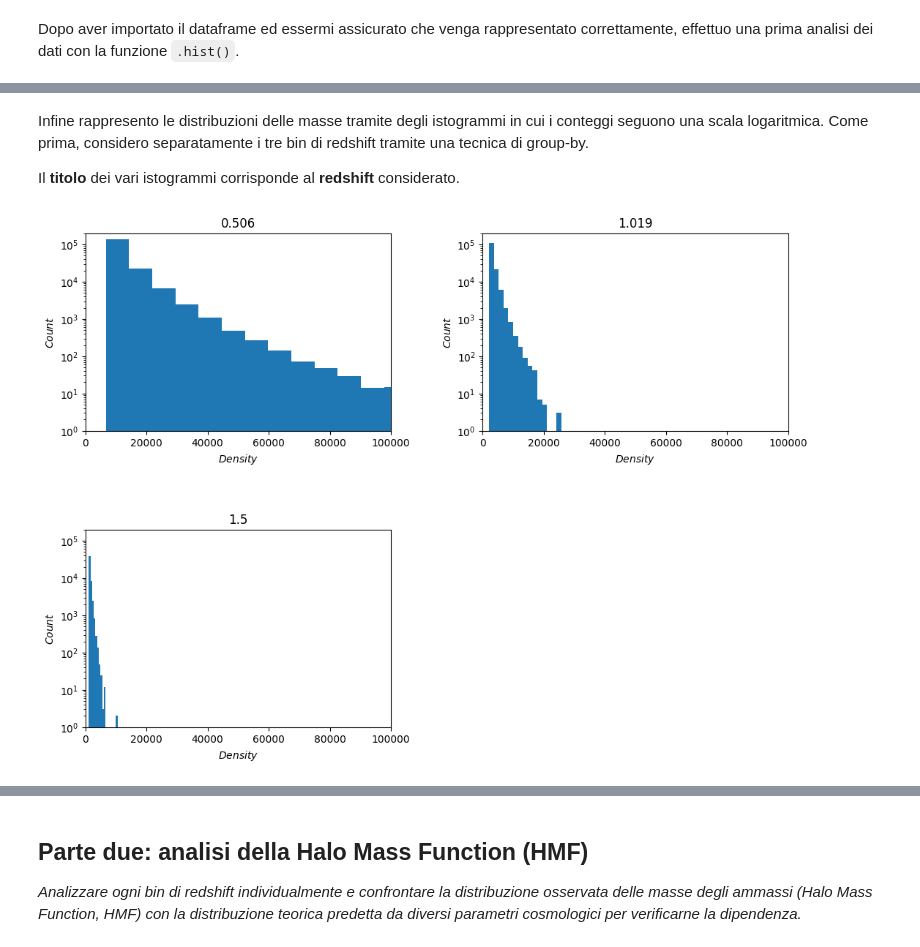
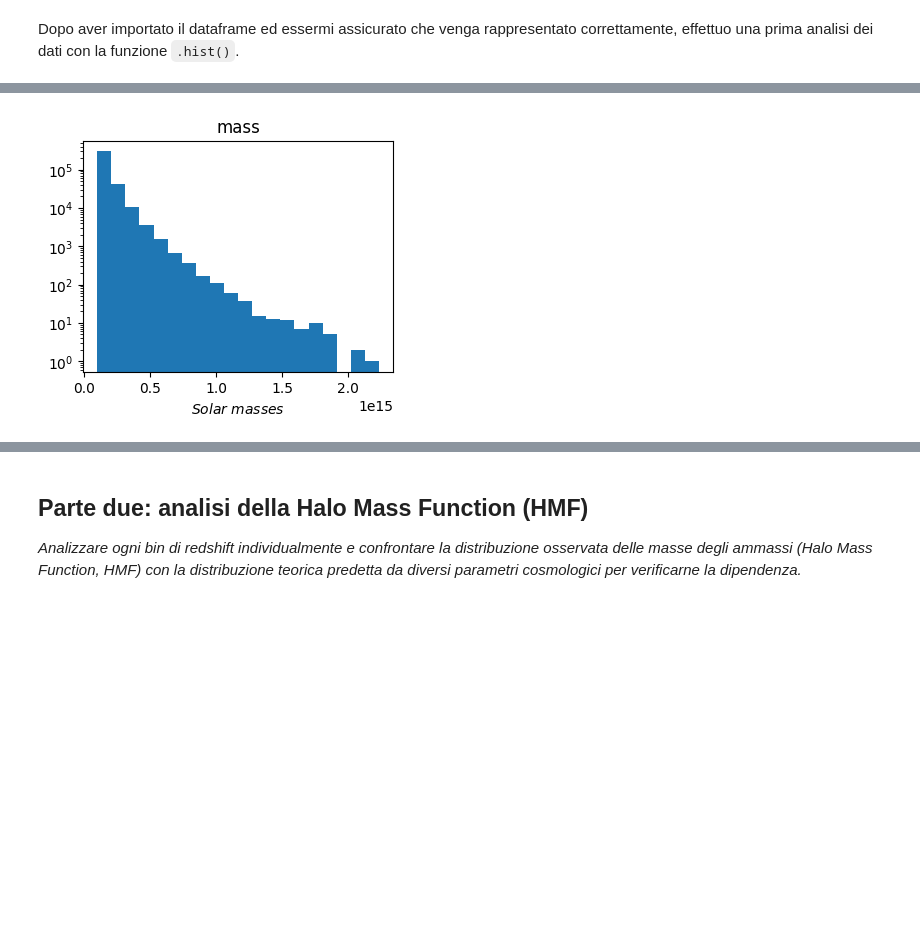
Before and after one commit to basagliuz/Esame_TRMD, a Jupyter notebook: HMF_Good.ipynb, the cells around one changed output, grey strips where cells are left out. Drawn from its saved outputs; the diff is of its cells as text; code cells hidden in the pictures; blank space fills up the shorter version.

```diff
--- a/HMF_Good.ipynb
+++ b/HMF_Good.ipynb
@@ -116,13 +55,6 @@ euclid_clusters.groupby('z')['mass'].describe()
-# %% [markdown]
-Infine rappresento le distribuzioni delle masse tramite degli istogrammi in cui i conteggi seguono una scala logaritmica. Come prima, considero separatamente i tre bin di redshift tramite una tecnica di group-by.
-
-Il **titolo** dei vari istogrammi corrisponde al **redshift** considerato.
-# %%
-euclid_clusters['den'] = euclid_clusters['mass'].div(euclid_clusters['vol'])
-# drawing histograms
-axes = euclid_clusters.hist(['den'], by = 'z', xrot = 0, figsize = (12, 9), bins = 'sturges', log = True)
-for ax in axes.flatten():
-    ax.set(xlabel = '$Density$', xlim = (0, 1e5),
-           ylabel = '$Count$', ylim = (1, 2e5))
-# %% [output]
-[figure, removed]
+# %%
+euclid_clusters.hist(["mass"], grid = False, bins = "sturges", figsize = (4, 3), log = True)
+plt.xlabel("$Solar\ masses$")
+plt.show()
+# %% [output]
+[figure, added]
```
Also changed, not shown: parts of 11 cells of this notebook.
